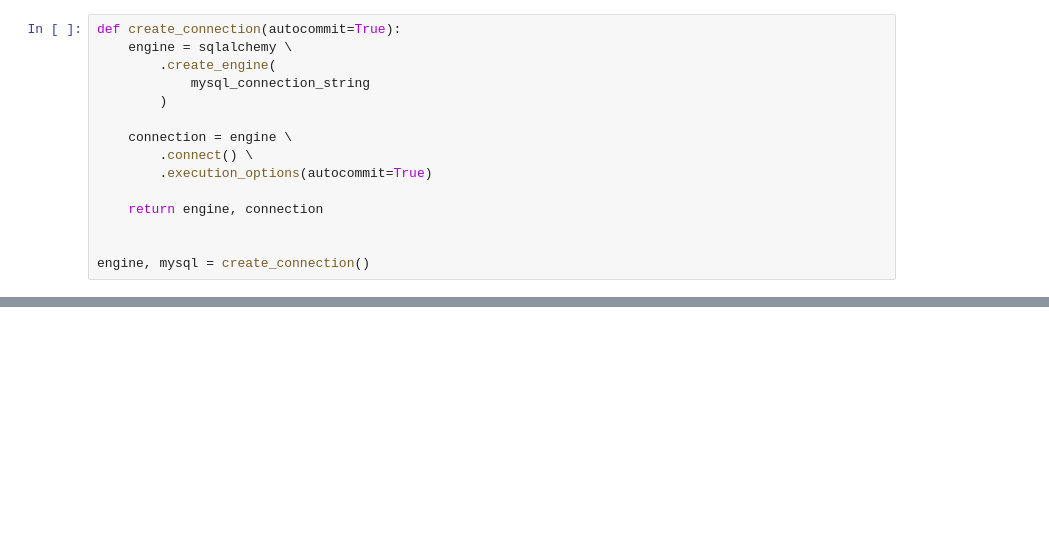
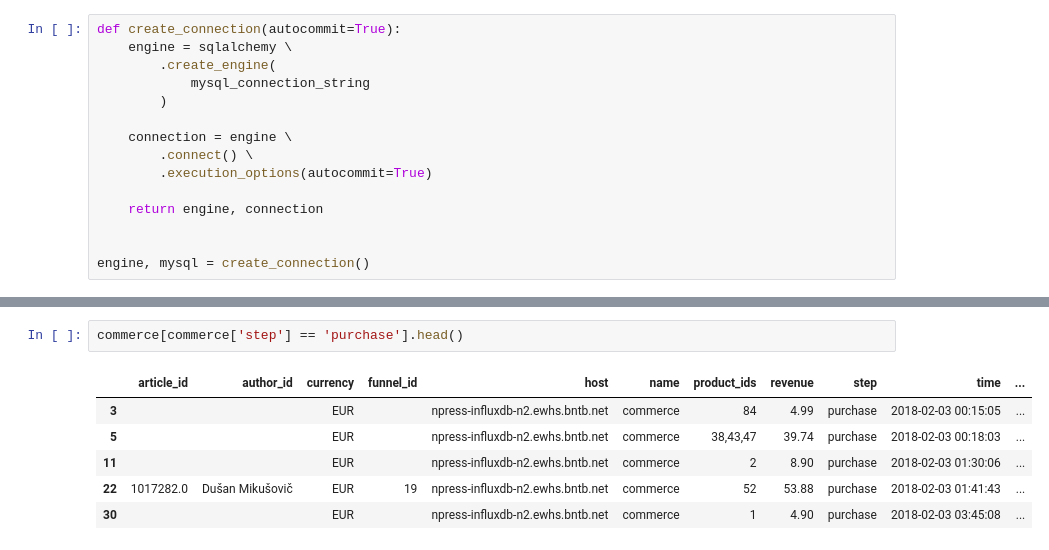
Before and after one commit to DOBss/remp, a Jupyter notebook: Pythia/Experiments/Data Exploration/rg-data-exploration-intro.ipynb, the cells around one changed output, grey strips where cells are left out. Saved outputs shown, nothing was run; the diff lists cells and outputs as text; blank space fills up the shorter version.

```diff
--- a/Pythia/Experiments/Data Exploration/rg-data-exploration-intro.ipynb
+++ b/Pythia/Experiments/Data Exploration/rg-data-exploration-intro.ipynb
@@ -258,0 +317,9 @@ print(result)
+# %%
+commerce[commerce['step'] == 'purchase'].head()
+# %% [output]
+|  | article_id | author_id | currency | funnel_id | host | name | product_ids | revenue | step | time | ... |
+| 3 |  |  | EUR |  | npress-influxdb-n2.ewhs.bntb.net | commerce | 84 | 4.99 | purchase | 2018-02-03 00:15:05 | ... |
+| 5 |  |  | EUR |  | npress-influxdb-n2.ewhs.bntb.net | commerce | 38,43,47 | 39.74 | purchase | 2018-02-03 00:18:03 | ... |
+| 11 |  |  | EUR |  | npress-influxdb-n2.ewhs.bntb.net | commerce | 2 | 8.90 | purchase | 2018-02-03 01:30:06 | ... |
+| 22 | 1017282.0 | Dušan Mikušovič | EUR | 19 | npress-influxdb-n2.ewhs.bntb.net | commerce | 52 | 53.88 | purchase | 2018-02-03 01:41:43 | ... |
+| 30 |  |  | EUR |  | npress-influxdb-n2.ewhs.bntb.net | commerce | 1 | 4.90 | purchase | 2018-02-03 03:45:08 | ... |
```
Also changed, not shown: parts of 7 cells of this notebook.
